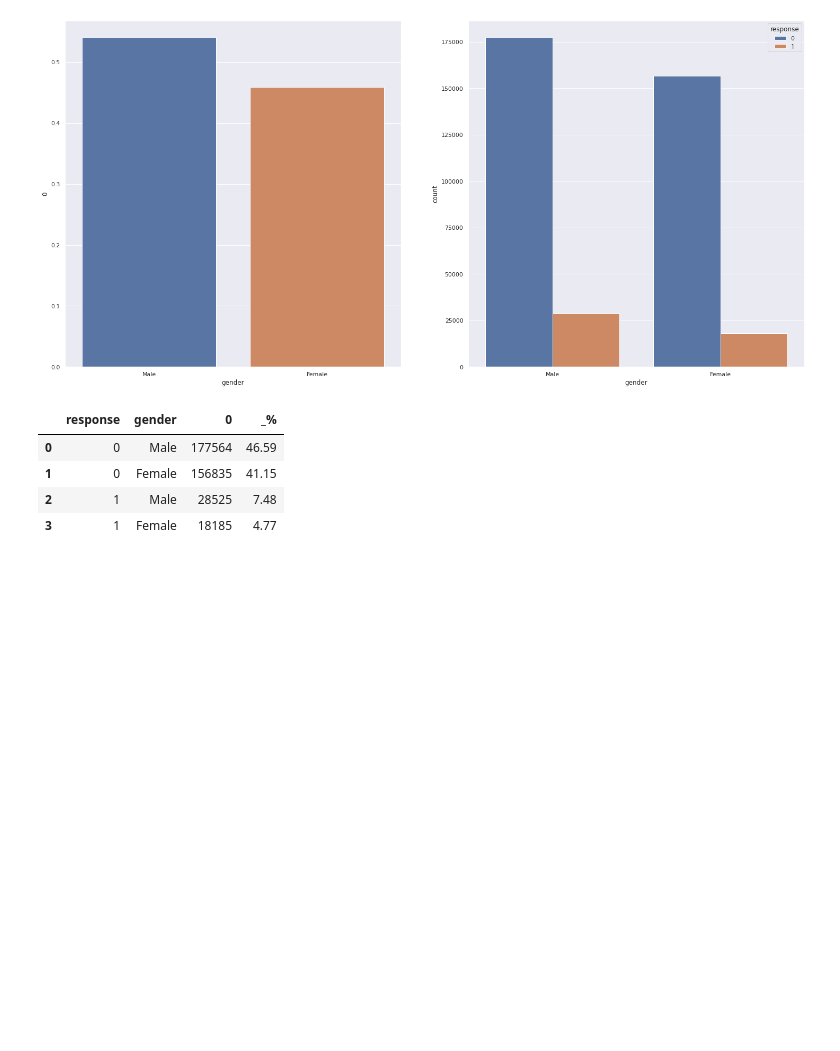
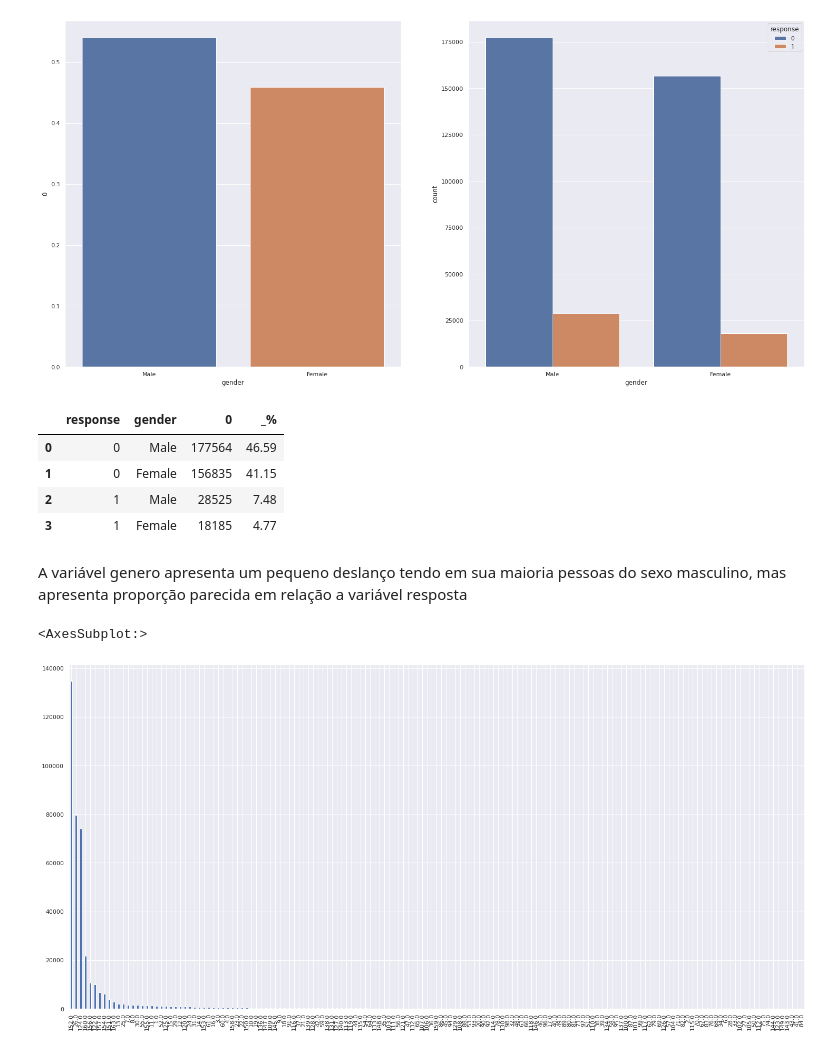
Before and after one commit to lavinomenezes/PA004, a Jupyter notebook: PA04_Insurance_all_coleta_de_dados.ipynb, the cells around one changed output. Saved outputs shown, nothing was run; the diff lists cells and outputs as text; code cells hidden in the pictures; blank space fills up the shorter version.

```diff
--- a/PA04_Insurance_all_coleta_de_dados.ipynb
+++ b/PA04_Insurance_all_coleta_de_dados.ipynb
@@ -187,3 +195,10 @@ aux
 | 1 | 0 | Female | 156835 | 41.15 |
 | 2 | 1 | Male | 28525 | 7.48 |
 | 3 | 1 | Female | 18185 | 4.77 |
+# %% [markdown]
+A variável genero apresenta um pequeno deslanço tendo em sua maioria pessoas do sexo masculino, mas apresenta proporção parecida em relação a variável resposta
+# %%
+cat_atributtes['policy_sales_channel'].value_counts().plot(kind='bar')
+# %% [output]
+<AxesSubplot:>
+[figure, added]
```
Also changed, not shown: parts of 11 cells of this notebook, 1 other file.
